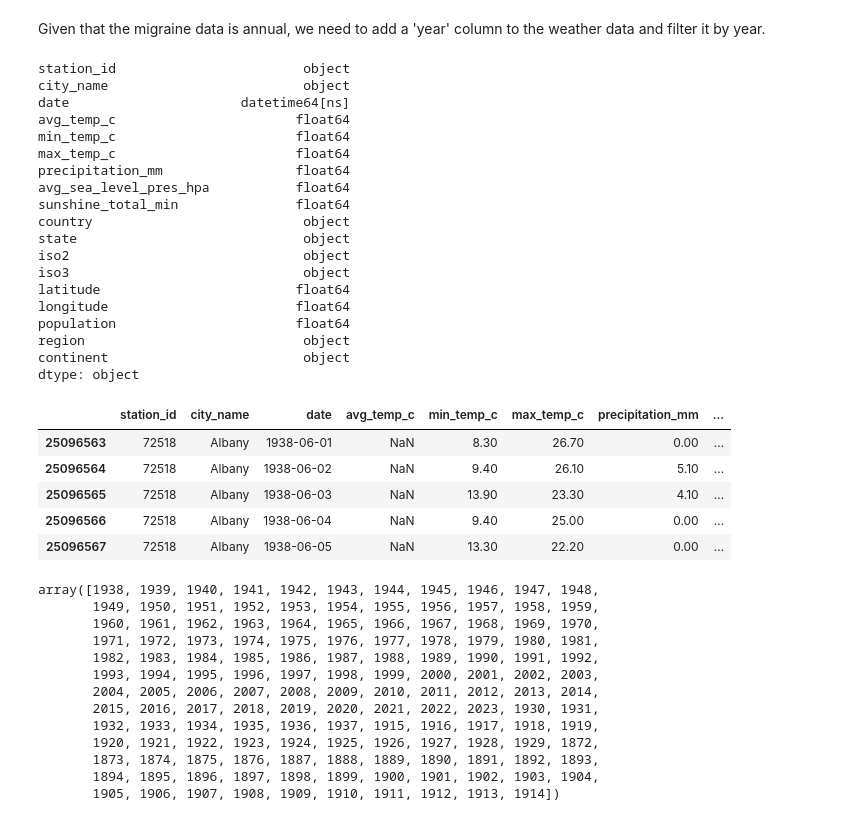
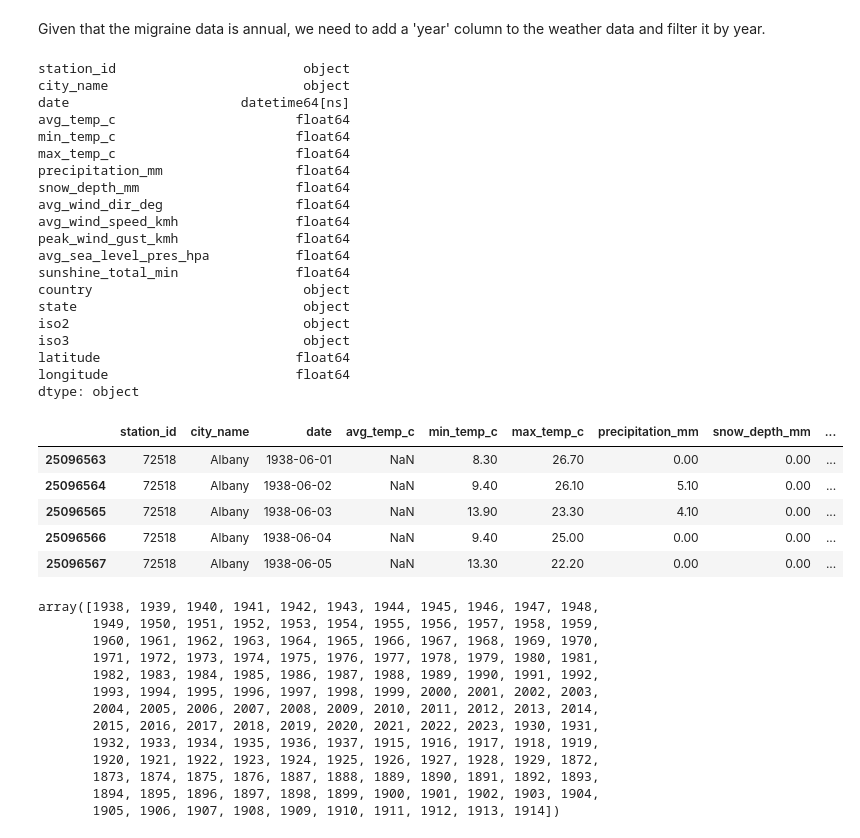
Before and after one commit to christinedbaxter/analyticsCapstone, a Jupyter notebook: notebooks/02_data_preprocessing.ipynb, the cells around one changed output. Cells and saved outputs as stored; diff of their text form; code cells hidden in the pictures.

```diff
--- a/notebooks/02_data_preprocessing.ipynb
+++ b/notebooks/02_data_preprocessing.ipynb
@@ -97,5 +100,7 @@ country_data
 # %%
 # Drop columns that are not needed for the analysis
-country_data.drop(columns=['native_name', 'area', 'capital', 'capital_lat', 'capital_lng'], inplace=True)
+country_data.drop(columns=['native_name', 'population', 'area', 'capital', 'capital_lat', 'capital_lng', 'region', 'continent'], inplace=True)
+
+# Check the shape of the dataframe
 country_data.shape
 # %% [output]
@@ -153,5 +143,7 @@ weather_data
 # %%
 # Drop columns that are not needed for the analysis
-weather_data.drop(columns=['season', 'snow_depth_mm', 'avg_wind_dir_deg', 'avg_wind_speed_kmh', 'peak_wind_gust_kmh'], inplace=True)
+weather_data.drop(columns=['season'], inplace=True)
+
+# Check the shape of the dataframe
 weather_data.shape
 # %% [output]
@@ -536,6 +621,10 @@ avg_temp_c                       float64
 min_temp_c                       float64
 max_temp_c                       float64
 precipitation_mm                 float64
+snow_depth_mm                    float64
+avg_wind_dir_deg                 float64
+avg_wind_speed_kmh               float64
+peak_wind_gust_kmh               float64
 avg_sea_level_pres_hpa           float64
 sunshine_total_min               float64
 country                           object
@@ -544,22 +633,24 @@ iso2                              object
 iso3                              object
 latitude                         float64
 longitude                        float64
-population                       float64
-region                            object
-continent                         object
 dtype: object
 # %%
+usa_weather = usa_weather.copy()
+
 # Add a column for the year using .loc, specifying to add a new column for all rows
-usa_weather.loc[:, 'year'] = usa_weather['date'].dt.year
+usa_weather['year'] = usa_weather['date'].dt.year
+
+# Add a column for the month using .loc, specifying to add a new column for all rows
+usa_weather['month'] = usa_weather['date'].dt.month
 
 usa_weather.head()
 # %% [output]
-|  | station_id | city_name | date | avg_temp_c | min_temp_c | max_temp_c | precipitation_mm | ... |
-| 25096563 | 72518 | Albany | 1938-06-01 | NaN | 8.30 | 26.70 | 0.00 | ... |
-| 25096564 | 72518 | Albany | 1938-06-02 | NaN | 9.40 | 26.10 | 5.10 | ... |
-| 25096565 | 72518 | Albany | 1938-06-03 | NaN | 13.90 | 23.30 | 4.10 | ... |
-| 25096566 | 72518 | Albany | 1938-06-04 | NaN | 9.40 | 25.00 | 0.00 | ... |
-| 25096567 | 72518 | Albany | 1938-06-05 | NaN | 13.30 | 22.20 | 0.00 | ... |
+|  | station_id | city_name | date | avg_temp_c | min_temp_c | max_temp_c | precipitation_mm | snow_depth_mm | ... |
+| 25096563 | 72518 | Albany | 1938-06-01 | NaN | 8.30 | 26.70 | 0.00 | 0.00 | ... |
+| 25096564 | 72518 | Albany | 1938-06-02 | NaN | 9.40 | 26.10 | 5.10 | 0.00 | ... |
+| 25096565 | 72518 | Albany | 1938-06-03 | NaN | 13.90 | 23.30 | 4.10 | 0.00 | ... |
+| 25096566 | 72518 | Albany | 1938-06-04 | NaN | 9.40 | 25.00 | 0.00 | 0.00 | ... |
+| 25096567 | 72518 | Albany | 1938-06-05 | NaN | 13.30 | 22.20 | 0.00 | 0.00 | ... |
 # %%
 usa_weather['year'].unique()
 # %% [output]
```
Also changed, not shown: parts of 164 cells of this notebook, 2 other files.
